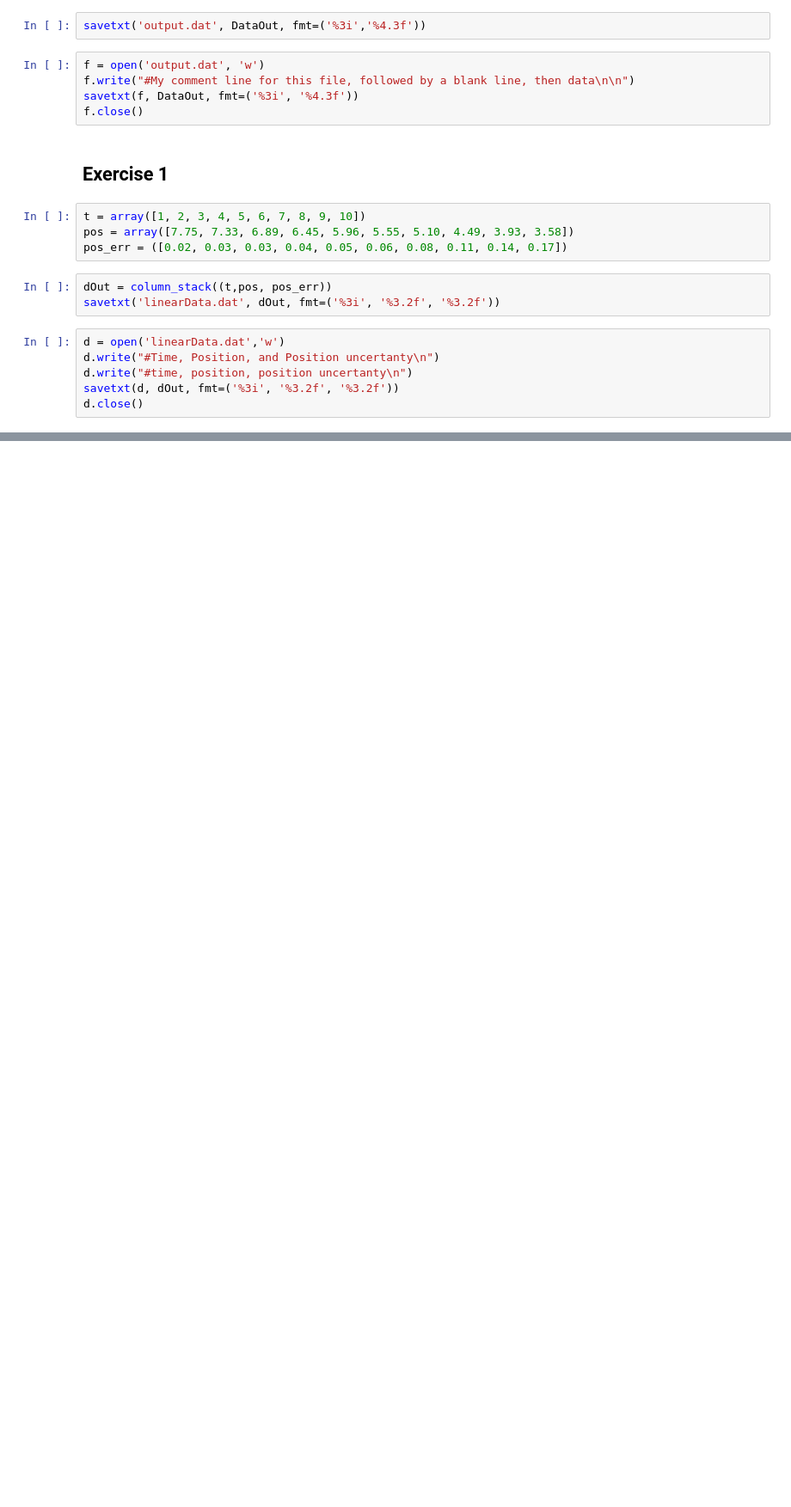
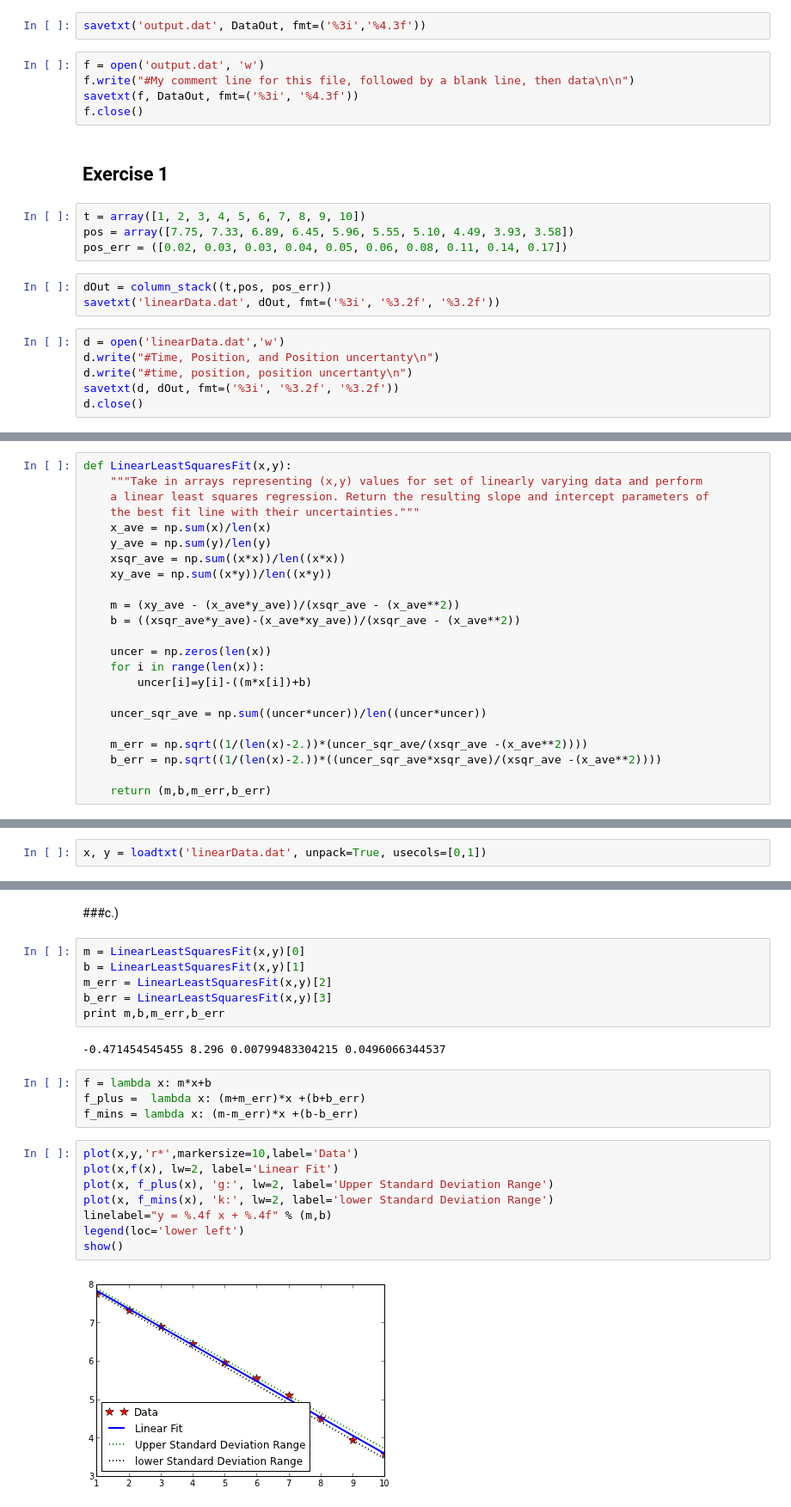
Before and after one commit to npilgram/PHYS202-S13, a Jupyter notebook: Week9/DataIO-LinearRegression.ipynb, the cells around one changed output, grey strips where cells are left out. Shown at 86% size. Cells and saved outputs as stored; diff of their text form; blank space fills up the shorter version.

```diff
--- a/Week9/DataIO-LinearRegression.ipynb
+++ b/Week9/DataIO-LinearRegression.ipynb
@@ -81,0 +87,23 @@ d.close()
+# %%
+def LinearLeastSquaresFit(x,y):
+    """Take in arrays representing (x,y) values for set of linearly varying data and perform
+    a linear least squares regression. Return the resulting slope and intercept parameters of
+    the best fit line with their uncertainties."""
+    x_ave = np.sum(x)/len(x)
+    y_ave = np.sum(y)/len(y)
+    xsqr_ave = np.sum((x*x))/len((x*x))
+    xy_ave = np.sum((x*y))/len((x*y))
+
+    m = (xy_ave - (x_ave*y_ave))/(xsqr_ave - (x_ave**2))
+    b = ((xsqr_ave*y_ave)-(x_ave*xy_ave))/(xsqr_ave - (x_ave**2))
+
+    uncer = np.zeros(len(x))
+    for i in range(len(x)):
+        uncer[i]=y[i]-((m*x[i])+b)
+
+    uncer_sqr_ave = np.sum((uncer*uncer))/len((uncer*uncer))
+
+    m_err = np.sqrt((1/(len(x)-2.))*(uncer_sqr_ave/(xsqr_ave -(x_ave**2))))
+    b_err = np.sqrt((1/(len(x)-2.))*((uncer_sqr_ave*xsqr_ave)/(xsqr_ave -(x_ave**2))))
+
+    return (m,b,m_err,b_err)
@@ -81,0 +112,2 @@ d.close()
+# %%
+x, y = loadtxt('linearData.dat', unpack=True, usecols=[0,1])
@@ -81,0 +120,24 @@ d.close()
+# %% [markdown]
+###c.)
+# %%
+m = LinearLeastSquaresFit(x,y)[0]
+b = LinearLeastSquaresFit(x,y)[1]
+m_err = LinearLeastSquaresFit(x,y)[2]
+b_err = LinearLeastSquaresFit(x,y)[3]
+print m,b,m_err,b_err
+# %% [output]
+-0.471454545455 8.296 0.00799483304215 0.0496066344537
+# %%
+f = lambda x: m*x+b
+f_plus =  lambda x: (m+m_err)*x +(b+b_err)
+f_mins = lambda x: (m-m_err)*x +(b-b_err)
+# %%
+plot(x,y,'r*',markersize=10,label='Data')
+plot(x,f(x), lw=2, label='Linear Fit')
+plot(x, f_plus(x), 'g:', lw=2, label='Upper Standard Deviation Range')
+plot(x, f_mins(x), 'k:', lw=2, label='lower Standard Deviation Range')
+linelabel="y = %.4f x + %.4f" % (m,b)
+legend(loc='lower left')
+show()
+# %% [output]
+[figure, added]
```
Also changed, not shown: parts of 15 cells of this notebook, 1 other file.
